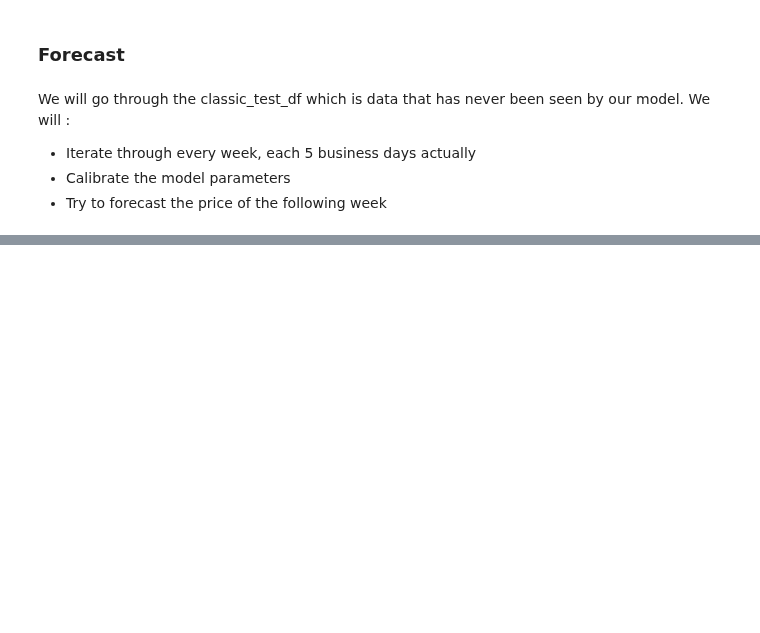
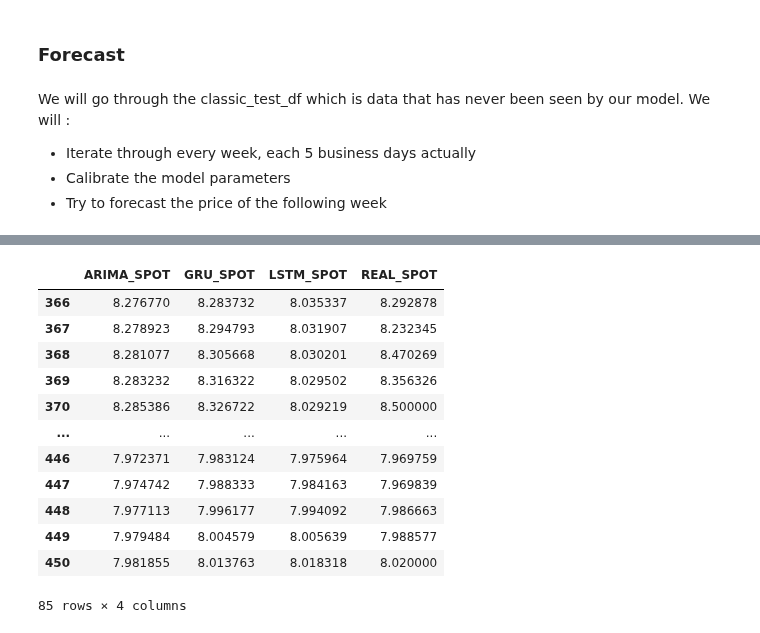
Before and after one commit to R4nd0mnam3/Time_series_Prediction, a Jupyter notebook: main.ipynb, the cells around one changed output, grey strips where cells are left out. Drawn from its saved outputs; the diff is of its cells as text; code cells hidden in the pictures; blank space fills up the shorter version.

```diff
--- a/main.ipynb
+++ b/main.ipynb
@@ -624,2 +592,20 @@ Week 17.0/18.0
+# %%
+weekly_forecasts = pd.read_csv("weekly_forecast.csv", index_col=0)
+weekly_forecasts.dropna(how="any", inplace=True)
+weekly_forecasts
+# %% [output]
+|  | ARIMA_SPOT | GRU_SPOT | LSTM_SPOT | REAL_SPOT |
+| 366 | 8.276770 | 8.283732 | 8.035337 | 8.292878 |
+| 367 | 8.278923 | 8.294793 | 8.031907 | 8.232345 |
+| 368 | 8.281077 | 8.305668 | 8.030201 | 8.470269 |
+| 369 | 8.283232 | 8.316322 | 8.029502 | 8.356326 |
+| 370 | 8.285386 | 8.326722 | 8.029219 | 8.500000 |
+| ... | ... | ... | ... | ... |
+| 446 | 7.972371 | 7.983124 | 7.975964 | 7.969759 |
+| 447 | 7.974742 | 7.988333 | 7.984163 | 7.969839 |
+| 448 | 7.977113 | 7.996177 | 7.994092 | 7.986663 |
+| 449 | 7.979484 | 8.004579 | 8.005639 | 7.988577 |
+| 450 | 7.981855 | 8.013763 | 8.018318 | 8.020000 |
+85 rows × 4 columns
 # %%
 plt.figure(figsize=(10, 5))
```
Also changed, not shown: parts of 14 cells of this notebook, 5 other files.
